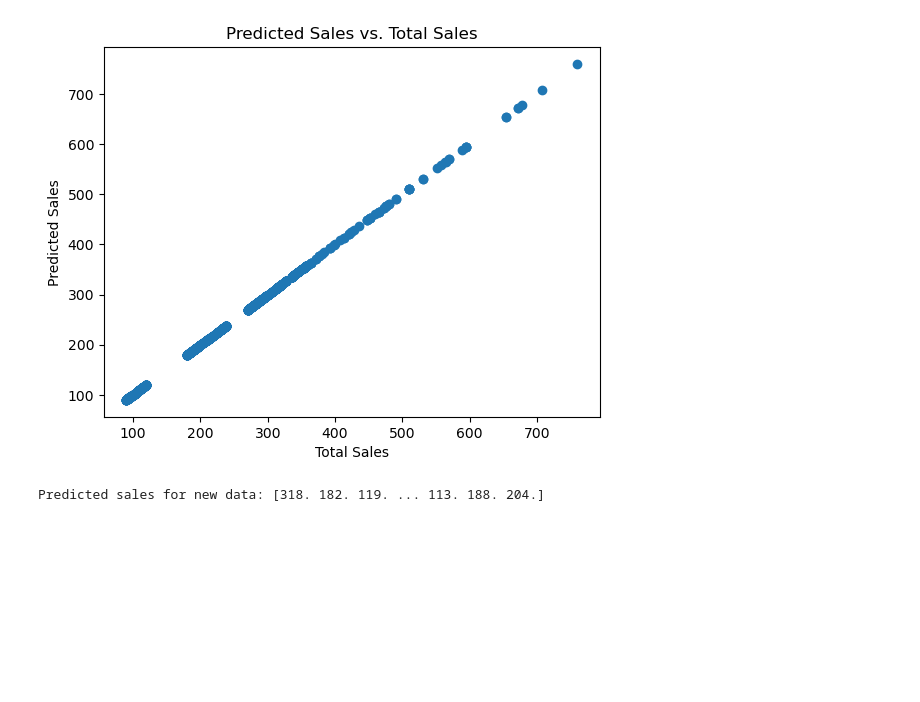
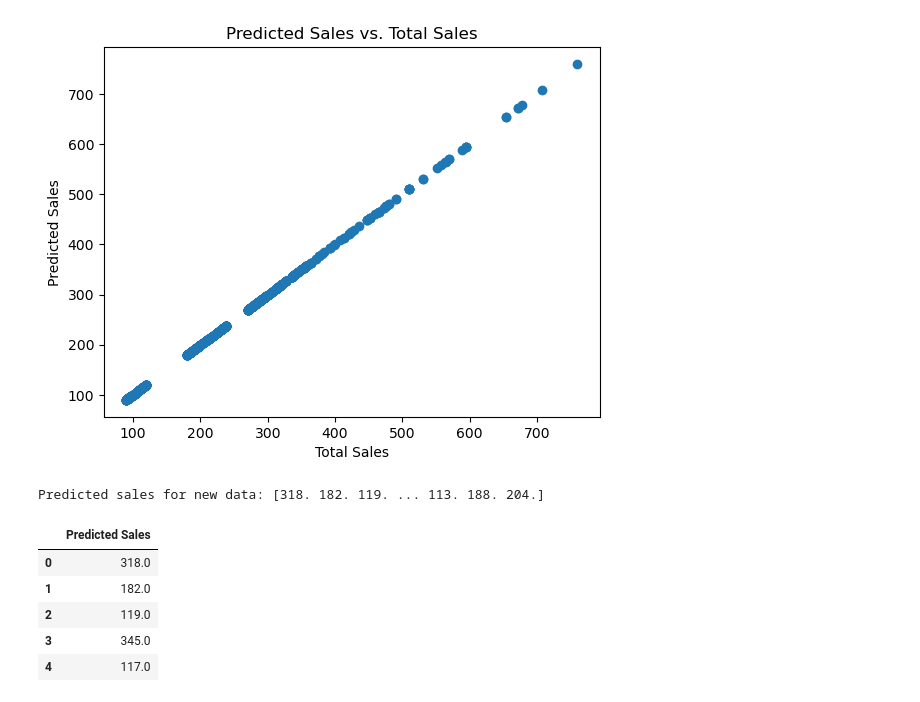
Before and after one commit to azeledon/Final_Project_Group2, a Jupyter notebook: Python/forecast.ipynb, the cells around one changed output. Drawn from its saved outputs; the diff is of its cells as text; code cells hidden in the pictures; blank space fills up the shorter version.

```diff
--- a/Python/forecast.ipynb
+++ b/Python/forecast.ipynb
@@ -128,0 +129,9 @@ y_pred_df.to_csv('predicted_sales.csv', index=False)
+# %%
+y_pred_df.head()
+# %% [output]
+|  | Predicted Sales |
+| 0 | 318.0 |
+| 1 | 182.0 |
+| 2 | 119.0 |
+| 3 | 345.0 |
+| 4 | 117.0 |
```
Also changed, not shown: parts of 2 cells of this notebook.
